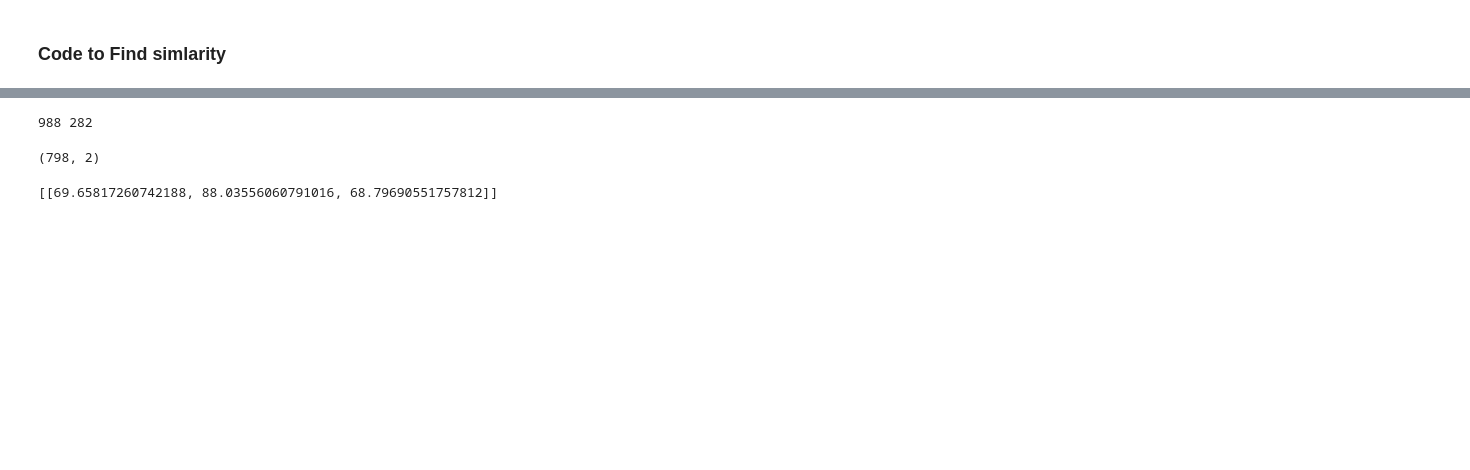
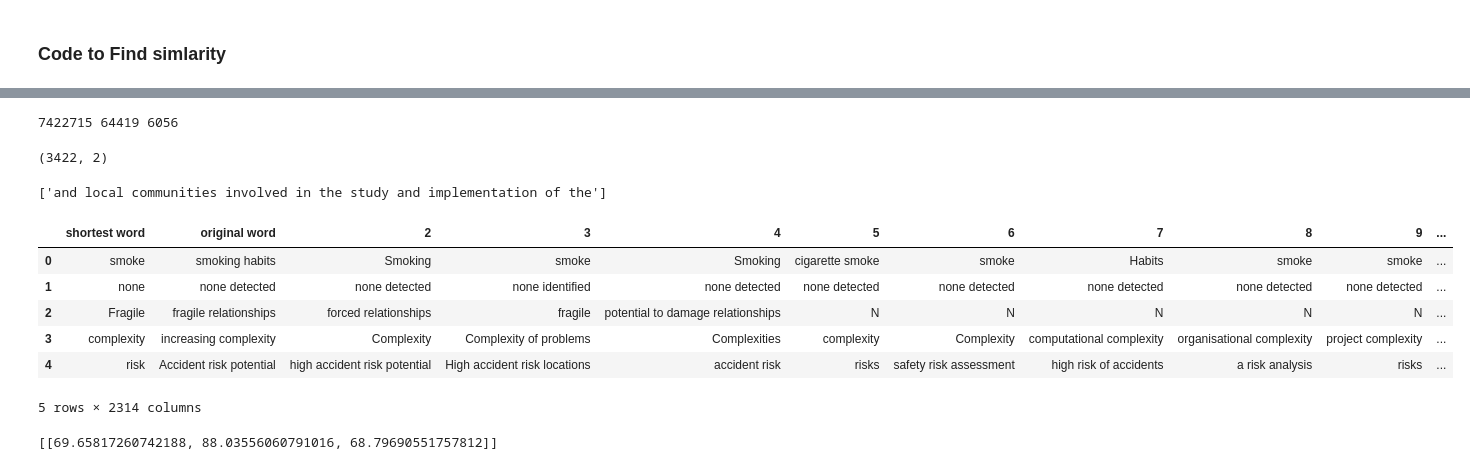
Before and after one commit to sinomark123/knowledge-graph-for-stakeholder-risks-detection-in-mega-infrastructure-projects, a Jupyter notebook: LLama_result_clean/Simlarity_Computing.ipynb, the cells around one changed output, grey strips where cells are left out. Drawn from its saved outputs; the diff is of its cells as text; code cells hidden in the pictures; blank space fills up the shorter version.

```diff
--- a/LLama_result_clean/Simlarity_Computing.ipynb
+++ b/LLama_result_clean/Simlarity_Computing.ipynb
@@ -194,9 +200,9 @@ def sim2idxFetching(data: torch.tensor, pieces: torch.tensor, preIdx: int, confi
   """
   coSim = cos_sim(data, pieces) # tensor[dim=2]
   wordMask = torch.gt(coSim, confi)
-  indices: torch.tensor = torch.nonzero(wordMask, as_tuple=False).numpy()
+  indices: torch.tensor = torch.nonzero(wordMask, as_tuple=False).cpu().numpy()
   # delete simlarity on word itself
-  conMask = (indices[:, 0]+preIdx)!=indices[:,1] # tensor[n, 2], set as idx
+  conMask = (indices[:, 0]+preIdx)<indices[:,1] # tensor[n, 2], set as idx
   indices: np.array = indices[conMask]
   return wordTracing(indices, preIdx), indices.shape
 
@@ -207,24 +213,32 @@ def siMultiAcc(data: torch.tensor, piecesNum: int, confi: float)->Union[list,Non
   for val in lenths:
     if val+pieces >= lenth:
        pieces = lenth - val
-    temp1 = sim2idxFetching(data[val:val+pieces], data, val, confi)
-    logRegister(temp1)
-    # pool.apply_async(sim2idxFetching, args=(data[val:val+pieces], data, val, confi), callback=logRegister)
+    # temp1 = sim2idxFetching(data[val:val+pieces], data, val, confi)
+    # logRegister(temp1)
+    pool.apply_async(sim2idxFetching, args=(data[val:val+pieces], data, val, confi), callback=logRegister)
   pool.close()
   pool.join()
   return storage
 # %%
-storage=siMultiAcc(data, 20, 0.88)
+storage=siMultiAcc(data, 300, 0.88)
 # %%
-ast = 0
-for _, v in storage.items(): ast+=len(v)
-print(ast, len(storage.keys()))
+ast, zeroNum = 0, 0
+for k, v in storage.items():
+    ast+=len(v)
+    if len(v)<=1: zeroNum+=1
+print(ast, len(storage.keys()), zeroNum)
+
+# project 2174677 48058 7346
+# risk 7422715 64419 6056
+# stakeholder 6390279 44901 3768
 # %% [output]
-988 282
+7422715 64419 6056
 # %%
-resotre = torch.gt((cos_sim(data, data)), 0.88)
-Nindices = torch.nonzero(resotre, as_tuple=False).numpy()
-Nindices = Nindices[Nindices[:,0]!=Nindices[:,1]]
+testingData = data[:1000]
+
+resotre = torch.gt((cos_sim(testingData, testingData)), 0.88)
+Nindices = torch.nonzero(resotre, as_tuple=False).cpu().numpy()
+Nindices = Nindices[Nindices[:,0]<Nindices[:,1]]
 Nindices.shape
 # %% [output]
-(798, 2)
+(3422, 2)
@@ -233,8 +245,19 @@ Nindices
+# %%
+# checkingItem = list(storage.keys())
+# storage[checkingItem[46]]
+# print(isinstance(str("hello"), str), str("hello"))
+# testTorch = Nindices
+# reverseTest = testTorch[:, ::-1]
+# np.where(np.all(testTorch==reverseTest, axis=1))
+storage[zeroNum]
+# %% [output]
+['and local communities involved in the study and implementation of the']
 # %%
 certain=[]
 for idx in storage.keys():
     vaList = [df.iloc[idx,0], *storage[idx]]
-    lenList = [len(v) for v in vaList]
+    lenList = [len(v) for v in vaList if isinstance(v, str)]
+    if len(lenList)<=1: continue
     cenIdx = lenList.index(min(lenList))
     vaList = [vaList.pop(cenIdx), *vaList]
     certain.append(vaList)
@@ -243,5 +266,14 @@ writeDf = pd.DataFrame(certain)
 writeDf = writeDf.fillna("N")
 writeDf.columns=["shortest word", "original word"]+list(writeDf.columns[2:])
 # %%
-writeDf.to_csv(rf"Generated_Result\project_1000_{0.88}_simExample.csv", index=False)
+writeDf.to_csv(rf"Generated_Result\riskSim_77361_{0.88}.csv", index=False)
+writeDf.head()
+# %% [output]
+|  | shortest word | original word | 2 | 3 | 4 | 5 | 6 | 7 | 8 | 9 | ... |
+| 0 | smoke | smoking habits | Smoking | smoke | Smoking | cigarette smoke | smoke | Habits | smoke | smoke | ... |
+| 1 | none | none detected | none detected | none identified | none detected | none detected | none detected | none detected | none detected | none detected | ... |
+| 2 | Fragile | fragile relationships | forced relationships | fragile | potential to damage relationships | N | N | N | N | N | ... |
+| 3 | complexity | increasing complexity | Complexity | Complexity of problems | Complexities | complexity | Complexity | computational complexity | organisational complexity | project complexity | ... |
+| 4 | risk | Accident risk potential | high accident risk potential | High accident risk locations | accident risk | risks | safety risk assessment | high risk of accidents | a risk analysis | risks | ... |
+5 rows × 2314 columns
 # %%
```
Also changed, not shown: parts of 12 cells of this notebook, 1 other file.
